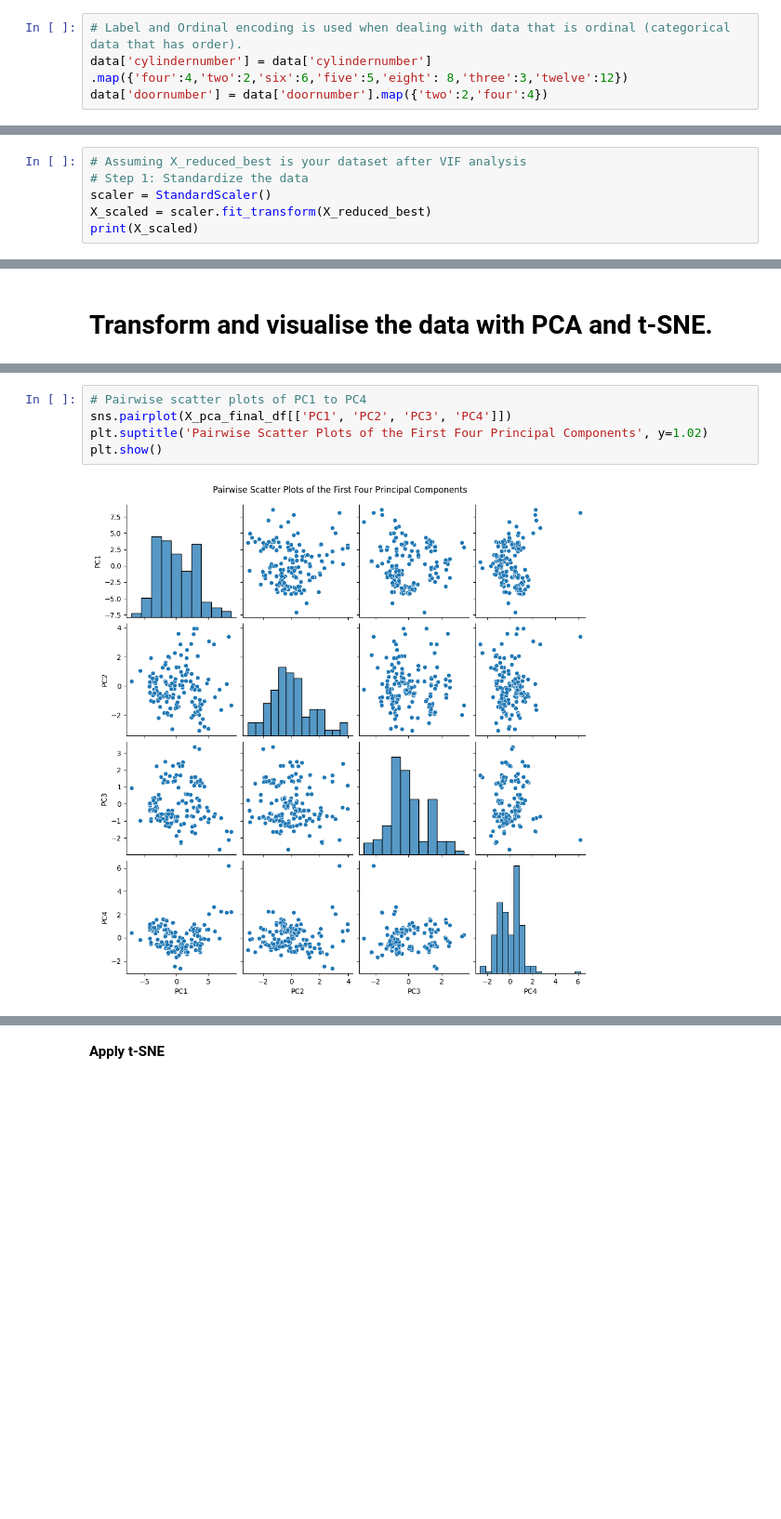
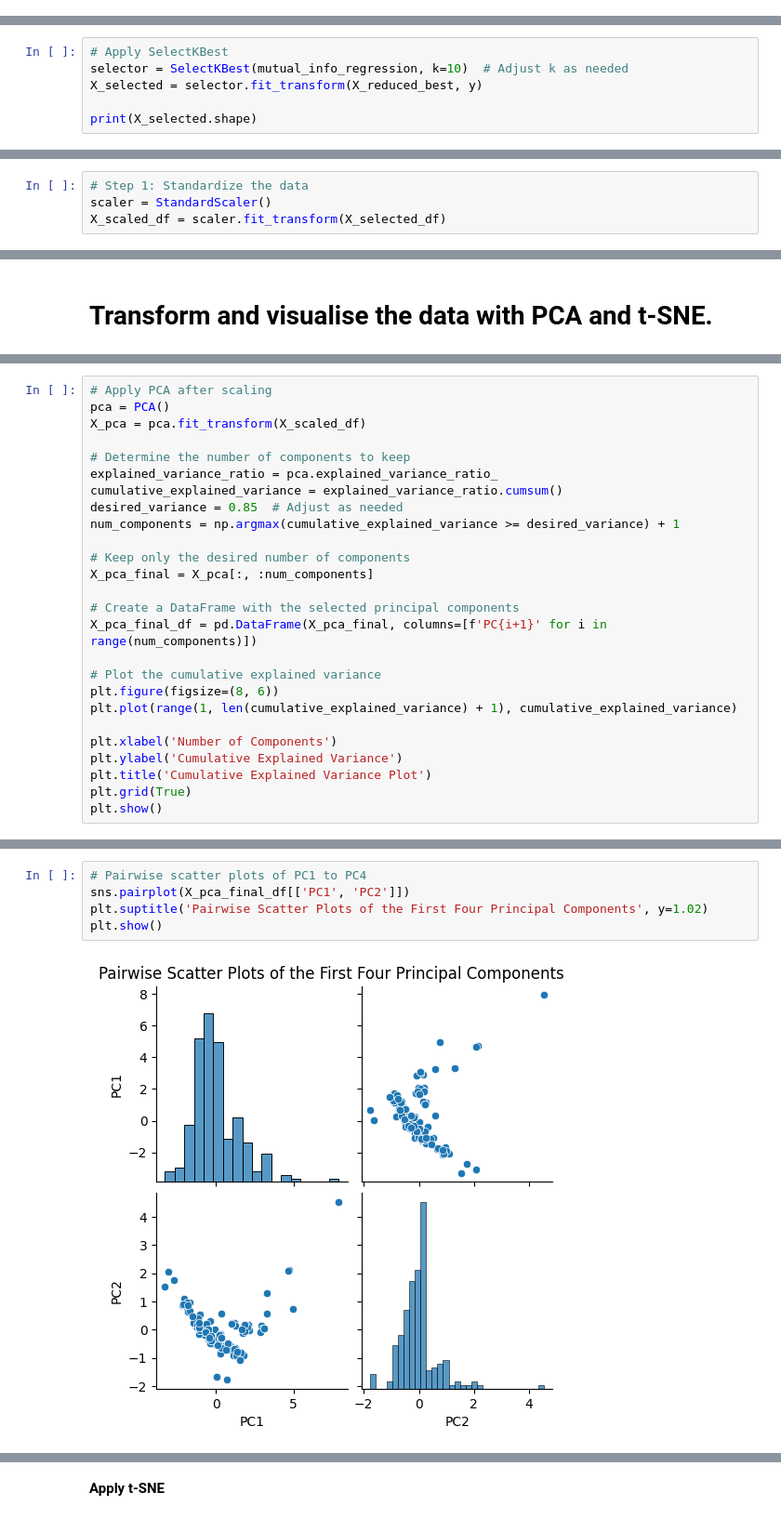
Before and after one commit to sheldonkemper/portfolio, a Jupyter notebook: CAM_DS_C101_Activity_4_2_4.ipynb, the cells around one changed output, grey strips where cells are left out. Shown at 93% size. Saved outputs shown, nothing was run; the diff lists cells and outputs as text; blank space fills up the shorter version.

```diff
--- a/CAM_DS_C101_Activity_4_2_4.ipynb
+++ b/CAM_DS_C101_Activity_4_2_4.ipynb
@@ -99,4 +193,0 @@ array(['mpfi', '2bbl', 'mfi', '1bbl', 'spfi', '4bbl', 'idi', 'spdi'],
-# %%
-# Label and Ordinal encoding is used when dealing with data that is ordinal (categorical data that has order).
-data['cylindernumber'] = data['cylindernumber'] .map({'four':4,'two':2,'six':6,'five':5,'eight': 8,'three':3,'twelve':12})
-data['doornumber'] = data['doornumber'].map({'two':2,'four':4})
@@ -272,0 +384,6 @@ print(vif_df)
+# %%
+# Apply SelectKBest
+selector = SelectKBest(mutual_info_regression, k=10)  # Adjust k as needed
+X_selected = selector.fit_transform(X_reduced_best, y)
+
+print(X_selected.shape)
@@ -273,6 +408,4 @@ print(vif_df)
 # %%
-# Assuming X_reduced_best is your dataset after VIF analysis
 # Step 1: Standardize the data
 scaler = StandardScaler()
-X_scaled = scaler.fit_transform(X_reduced_best)
-print(X_scaled)
+X_scaled_df = scaler.fit_transform(X_selected_df)
@@ -345,0 +414,26 @@ plt.show()
+# %%
+# Apply PCA after scaling
+pca = PCA()
+X_pca = pca.fit_transform(X_scaled_df)
+
+# Determine the number of components to keep
+explained_variance_ratio = pca.explained_variance_ratio_
+cumulative_explained_variance = explained_variance_ratio.cumsum()
+desired_variance = 0.85  # Adjust as needed
+num_components = np.argmax(cumulative_explained_variance >= desired_variance) + 1
+
+# Keep only the desired number of components
+X_pca_final = X_pca[:, :num_components]
+
+# Create a DataFrame with the selected principal components
+X_pca_final_df = pd.DataFrame(X_pca_final, columns=[f'PC{i+1}' for i in range(num_components)])
+
+# Plot the cumulative explained variance
+plt.figure(figsize=(8, 6))
+plt.plot(range(1, len(cumulative_explained_variance) + 1), cumulative_explained_variance)
+
+plt.xlabel('Number of Components')
+plt.ylabel('Cumulative Explained Variance')
+plt.title('Cumulative Explained Variance Plot')
+plt.grid(True)
+plt.show()
@@ -346,7 +444,7 @@ plt.show()
 # %%
 # Pairwise scatter plots of PC1 to PC4
-sns.pairplot(X_pca_final_df[['PC1', 'PC2', 'PC3', 'PC4']])
+sns.pairplot(X_pca_final_df[['PC1', 'PC2']])
 plt.suptitle('Pairwise Scatter Plots of the First Four Principal Components', y=1.02)
 plt.show()
 # %% [output]
-[figure, old version]
+[figure, new version]
```
Also changed, not shown: parts of 48 cells of this notebook.
